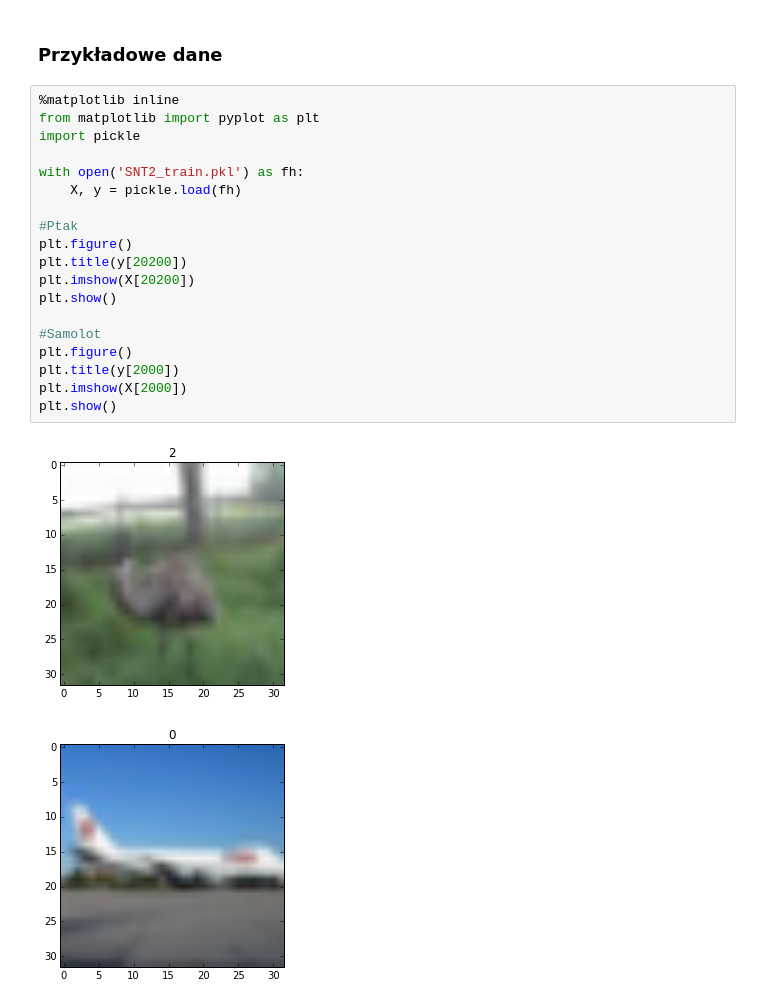
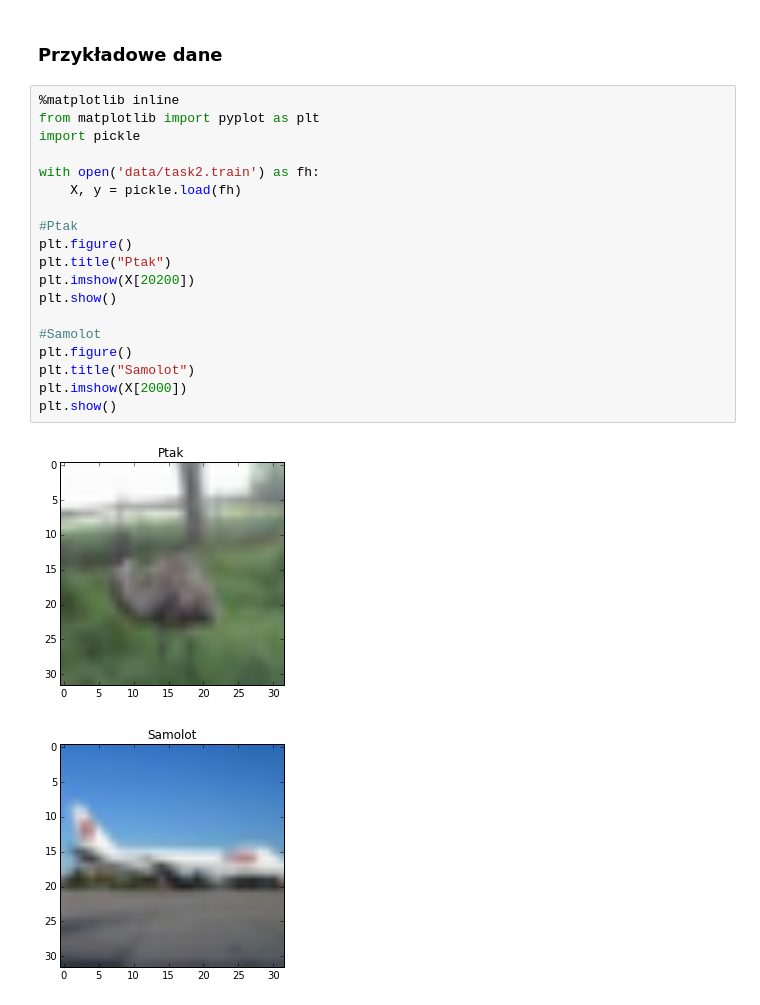
Before and after one commit to pkruk/python-lecture, a Jupyter notebook: SNT2.ipynb, the cells around one changed output. Cells and saved outputs as stored; diff of their text form.

```diff
--- a/SNT2.ipynb
+++ b/SNT2.ipynb
@@ -37,22 +37,22 @@ Projekt ma zostać oddany na ćwiczeniach za 3 tygodnie, czyli **19go maja**.
 # %%
 %matplotlib inline
 from matplotlib import pyplot as plt
 import pickle
 
-with open('SNT2_train.pkl') as fh:
+with open('data/task2.train') as fh:
     X, y = pickle.load(fh)
 
 #Ptak
 plt.figure()
-plt.title(y[20200])
+plt.title("Ptak")
 plt.imshow(X[20200])
 plt.show()
 
 #Samolot
 plt.figure()
-plt.title(y[2000])
+plt.title("Samolot")
 plt.imshow(X[2000])
 plt.show()
 # %% [output]
-[figure, old version]
+[figure, new version]
-[figure, old version]
+[figure, new version]
```
